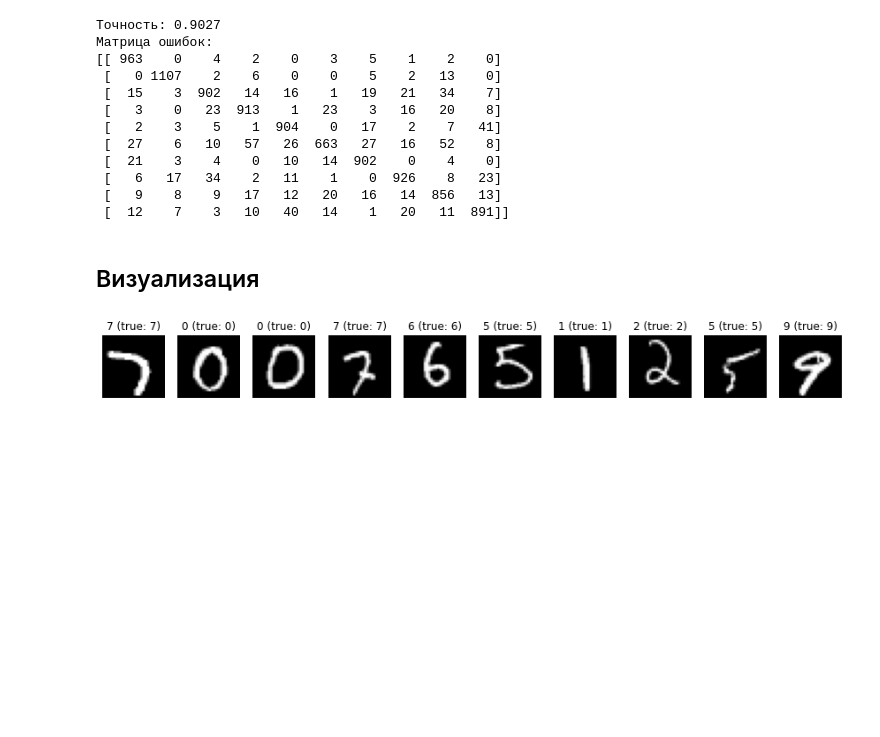
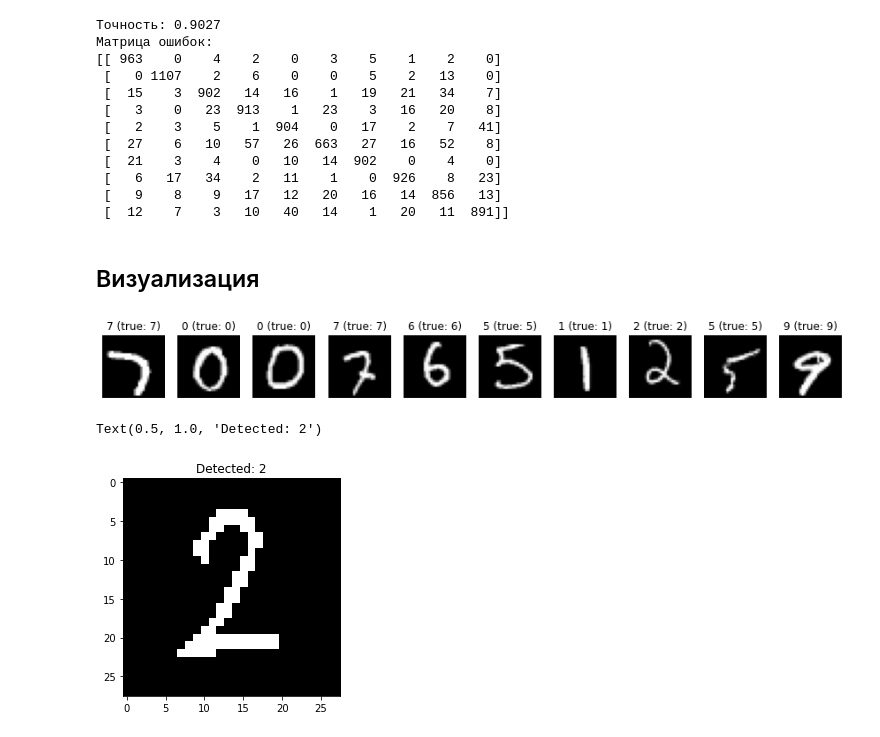
Before and after one commit to ktolstaya/MINST, a Jupyter notebook: MNIST.ipynb, the cells around one changed output. Saved outputs shown, nothing was run; the diff lists cells and outputs as text; code cells hidden in the pictures; blank space fills up the shorter version.

```diff
--- a/MNIST.ipynb
+++ b/MNIST.ipynb
@@ -159,3 +166,20 @@ with torch.no_grad():
 visualize_predictions(test_images, test_labels.numpy(), all_preds)
 # %% [output]
 [figure]
+# %%
+import cv2
+
+image = cv2.imread("ex1.jpg")
+image = cv2.resize(image, (28, 28))
+image = cv2.cvtColor(image,cv2.COLOR_BGR2GRAY)
+threshold, image = cv2.threshold(image,130,255,cv2.THRESH_BINARY)
+image = 255-image
+image = torch.Tensor(image)
+preds = model(image).detach().numpy()
+
+plt.figure()
+plt.imshow(image, cmap='gray')
+plt.title('Detected: ' + str(np.argmax(preds)))
+# %% [output]
+Text(0.5, 1.0, 'Detected: 2')
+[figure, added]
```
Also changed, not shown: parts of 1 cell of this notebook, 2 other files.
